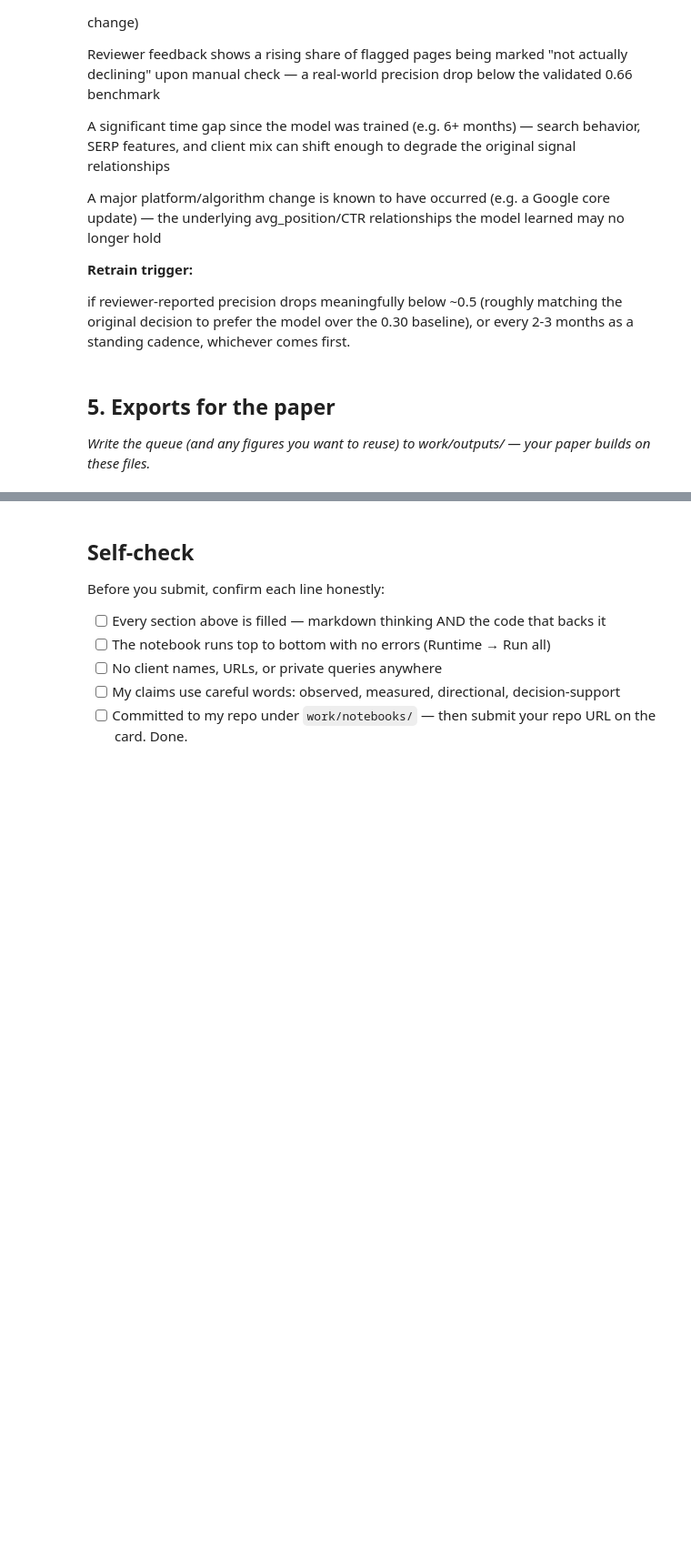
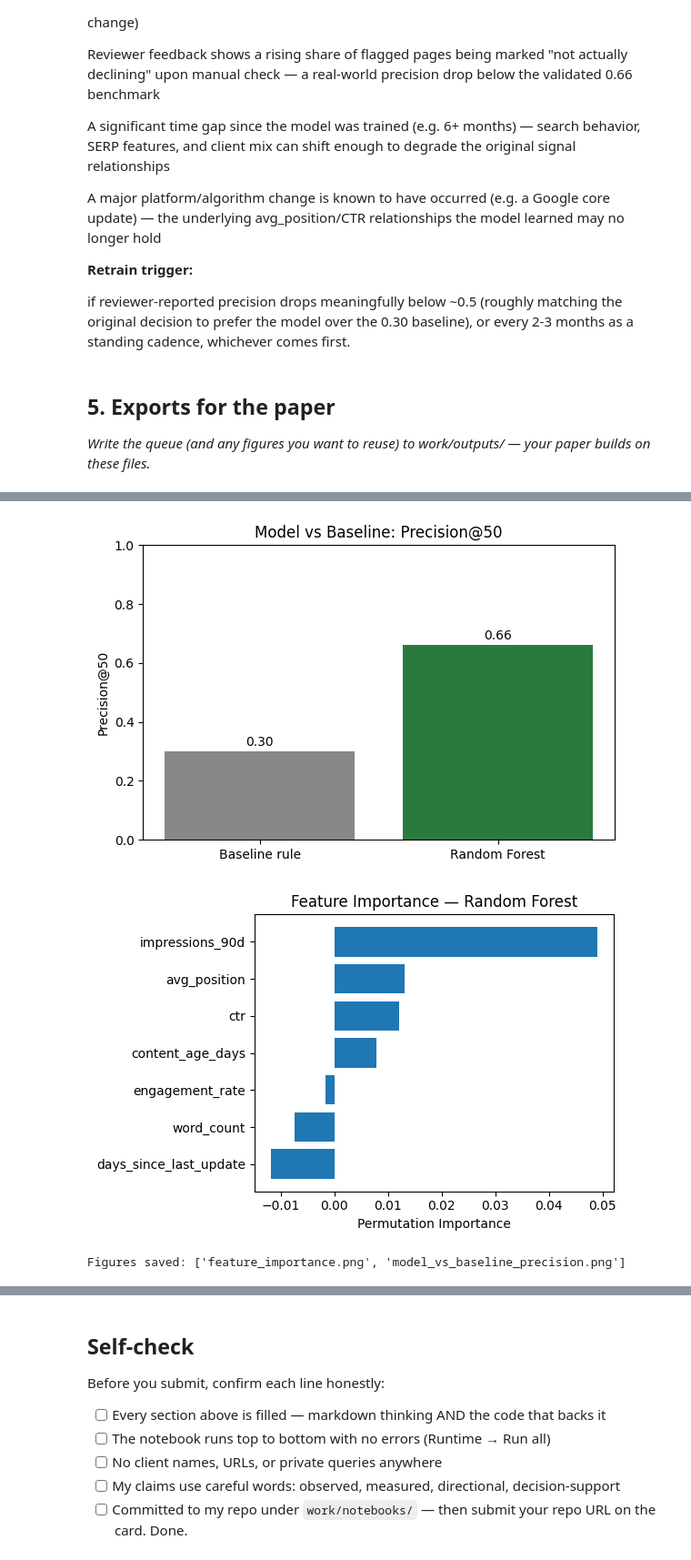
Before and after one commit to MRazaRashid/FlyRank_Week1, a Jupyter notebook: work/notebooks/w07_action_playbook.ipynb, the cells around one changed output, grey strips where cells are left out. Shown at 91% size. Saved outputs shown, nothing was run; the diff lists cells and outputs as text; code cells hidden in the pictures; blank space fills up the shorter version.

```diff
--- a/work/notebooks/w07_action_playbook.ipynb
+++ b/work/notebooks/w07_action_playbook.ipynb
@@ -207,0 +207,15 @@ Exported queue and metrics.
+# %%
+from sklearn.inspection import permutation_importance
+
+# Rebuild the test set (matching Week 5's split) to compute importance on
+X_test = df.iloc[test_idx][feature_cols].fillna(0)
+y_test = (df.iloc[test_idx]["trend_direction"] == "down").astype(int)
+
+perm = permutation_importance(model, X_test, y_test, n_repeats=10, random_state=42)
+
+importance_df = pd.DataFrame({
+    "feature": feature_cols,
+    "importance": perm.importances_mean
+}).sort_values("importance", ascending=False)
+
+print(importance_df)
@@ -208,3 +231,37 @@ Exported queue and metrics.
+# %%
+import matplotlib.pyplot as plt
+
+os.makedirs("work/figures", exist_ok=True)
+
+# Figure 1: Model vs Baseline comparison
+fig, ax = plt.subplots(figsize=(6,4))
+methods = ["Baseline rule", "Random Forest"]
+precisions = [0.30, 0.66]
+ax.bar(methods, precisions, color=["#888888", "#2b7a3d"])
+ax.set_ylabel("Precision@50")
+ax.set_title("Model vs Baseline: Precision@50")
+ax.set_ylim(0, 1)
+for i, v in enumerate(precisions):
+    ax.text(i, v + 0.02, f"{v:.2f}", ha="center")
+plt.tight_layout()
+plt.savefig("work/figures/model_vs_baseline_precision.png", dpi=150)
+plt.show()
+
+# Figure 2: Feature importance (from your Week 5/6 permutation importance)
+fig, ax = plt.subplots(figsize=(6,4))
+importance_df_sorted = importance_df.sort_values("importance")
+ax.barh(importance_df_sorted["feature"], importance_df_sorted["importance"])
+ax.set_xlabel("Permutation Importance")
+ax.set_title("Feature Importance — Random Forest")
+plt.tight_layout()
+plt.savefig("work/figures/feature_importance.png", dpi=150)
+plt.show()
+
+print("Figures saved:", os.listdir("work/figures"))
+# %% [output]
+[figure, added]
+[figure, added]
+Figures saved: ['feature_importance.png', 'model_vs_baseline_precision.png']
 # %%
 # print("Current working directory:", os.getcwd())
 # print()
```
Also changed, not shown: parts of 4 cells of this notebook.
